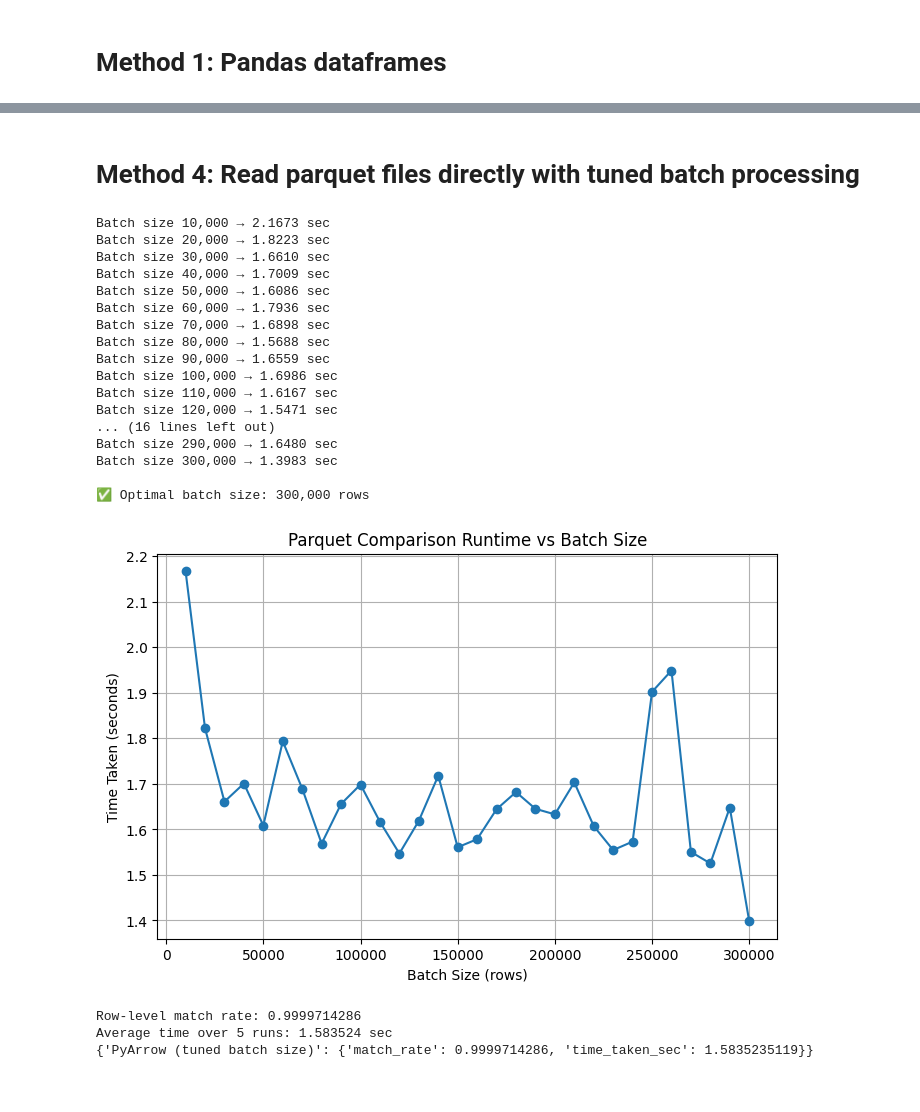
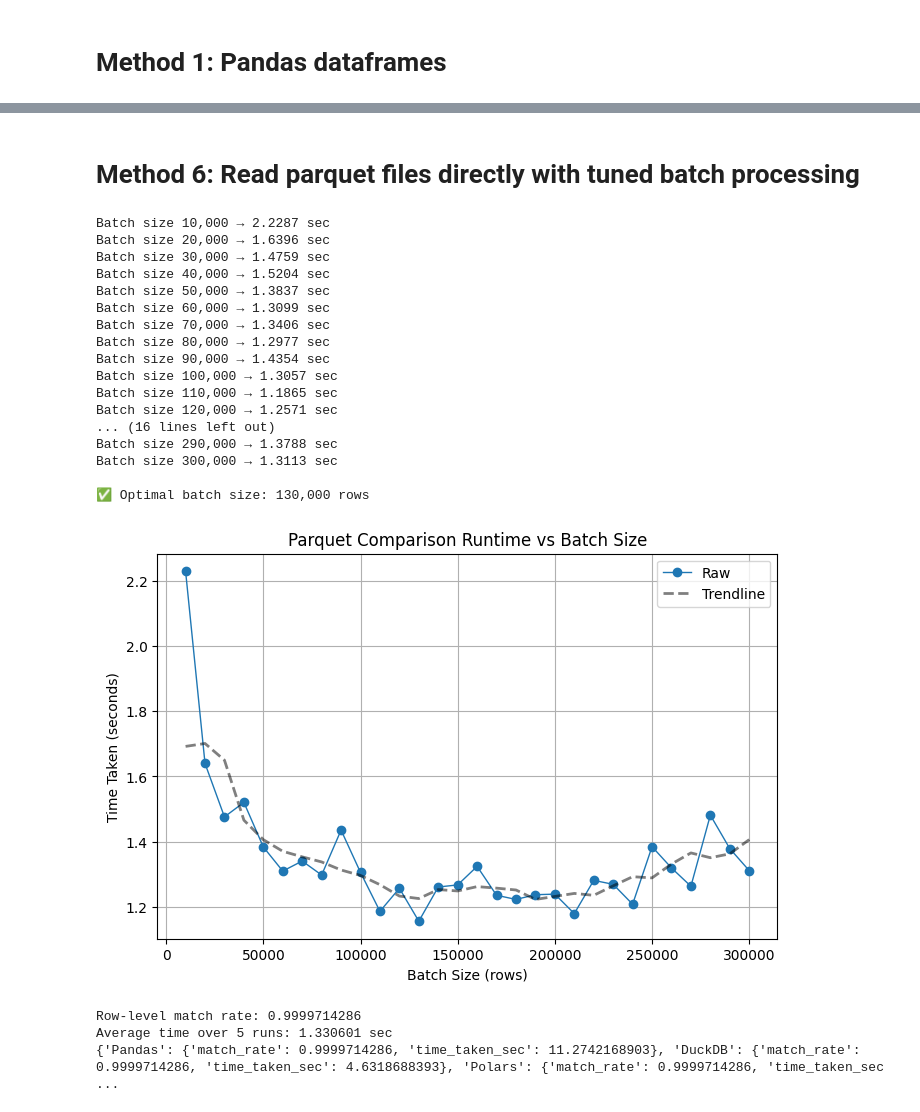
Before and after one commit to dylanlooyq/data_reconciliation, a Jupyter notebook: reconciliation.ipynb, the cells around one changed output, grey strips where cells are left out. Saved outputs shown, nothing was run; the diff lists cells and outputs as text; code cells hidden in the pictures.

```diff
--- a/reconciliation.ipynb
+++ b/reconciliation.ipynb
@@ -131,5 +231,5 @@ Average time over 5 runs: 1.757054 sec
 # %% [markdown]
-# Method 4: Read parquet files directly with tuned batch processing
+# Method 6: Read parquet files directly with tuned batch processing
 # %%
 path1 = "data.parquet"
 path2 = "data_modified.parquet"
@@ -160,33 +260,55 @@ for bs in batch_sizes:
 optimal_batch_size = batch_sizes[batch_times.index(min(batch_times))]
 print(f"\n✅ Optimal batch size: {optimal_batch_size:,} rows\n")
 
-# Plot results
-plt.figure(figsize=(8, 5))
-plt.plot(batch_sizes, batch_times, marker='o')
-plt.title("Parquet Comparison Runtime vs Batch Size")
-plt.xlabel("Batch Size (rows)")
-plt.ylabel("Time Taken (seconds)")
-plt.grid(True)
-plt.show()
+# --- Smoothing (rolling mean) with edge padding ---
+window = max(5, len(batch_times) // 10)
+if window % 2 == 0:
+    window += 1
+kernel = np.ones(window, dtype=float) / window
+
+# pad by half-window on each side, then 'valid' to recenter
+half = window // 2
+padded = np.pad(batch_times, (half, half), mode='reflect')  # or mode='edge'
+smoothed_times = np.convolve(padded, kernel, mode='valid')
 # %% [output]
-Batch size 10,000 → 2.1673 sec
-Batch size 20,000 → 1.8223 sec
-Batch size 30,000 → 1.6610 sec
-Batch size 40,000 → 1.7009 sec
-Batch size 50,000 → 1.6086 sec
-Batch size 60,000 → 1.7936 sec
-Batch size 70,000 → 1.6898 sec
-Batch size 80,000 → 1.5688 sec
-Batch size 90,000 → 1.6559 sec
-Batch size 100,000 → 1.6986 sec
-Batch size 110,000 → 1.6167 sec
-Batch size 120,000 → 1.5471 sec
+Batch size 10,000 → 2.2287 sec
+Batch size 20,000 → 1.6396 sec
+Batch size 30,000 → 1.4759 sec
+Batch size 40,000 → 1.5204 sec
+Batch size 50,000 → 1.3837 sec
+Batch size 60,000 → 1.3099 sec
+Batch size 70,000 → 1.3406 sec
+Batch size 80,000 → 1.2977 sec
+Batch size 90,000 → 1.4354 sec
+Batch size 100,000 → 1.3057 sec
+Batch size 110,000 → 1.1865 sec
+Batch size 120,000 → 1.2571 sec
 ... (16 lines left out)
-Batch size 290,000 → 1.6480 sec
-Batch size 300,000 → 1.3983 sec
+Batch size 290,000 → 1.3788 sec
+Batch size 300,000 → 1.3113 sec
 
-✅ Optimal batch size: 300,000 rows
+✅ Optimal batch size: 130,000 rows
-[figure, removed]
+# %%
+# --- Plot results (raw + smoothed) ---
+plt.figure(figsize=(8, 5))
+plt.plot(batch_sizes, batch_times, marker='o', linewidth=1, label='Raw')
+plt.plot(
+    batch_sizes,
+    smoothed_times,
+    linewidth=2,
+    linestyle='--',   # dotted or dashed line
+    alpha=0.5,        # 50% opacity
+    color = 'black',
+    label=f'Trendline'
+)
+plt.title("Parquet Comparison Runtime vs Batch Size")
+plt.xlabel("Batch Size (rows)")
+plt.ylabel("Time Taken (seconds)")
+plt.grid(True)
+plt.legend()
+plt.show()
+# %% [output]
+[figure, added]
 # %%
 path1 = "data.parquet"
 path2 = "data_modified.parquet"
@@ -228,7 +350,7 @@ for _ in range(num_runs):
 
 avg_time = sum(times) / num_runs
 
-results["PyArrow (tuned batch size)"] = {
+results["PyArrow\n(tuned batch size)"] = {
     "match_rate": round(match_rate, 10),
     "time_taken_sec": round(avg_time, 10)
 }
@@ -238,5 +360,5 @@ print(f"Average time over {num_runs} runs: {avg_time:.6f} sec")
 print(results)
 # %% [output]
 Row-level match rate: 0.9999714286
-Average time over 5 runs: 1.583524 sec
-{'PyArrow (tuned batch size)': {'match_rate': 0.9999714286, 'time_taken_sec': 1.5835235119}}
+Average time over 5 runs: 1.330601 sec
+{'Pandas': {'match_rate': 0.9999714286, 'time_taken_sec': 11.2742168903}, 'DuckDB': {'match_rate': 0.9999714286, 'time_taken_sec': 4.6318688393}, 'Polars': {'match_rate': 0.9999714286, 'time_taken_sec ...
```
Also changed, not shown: parts of 14 cells of this notebook.
